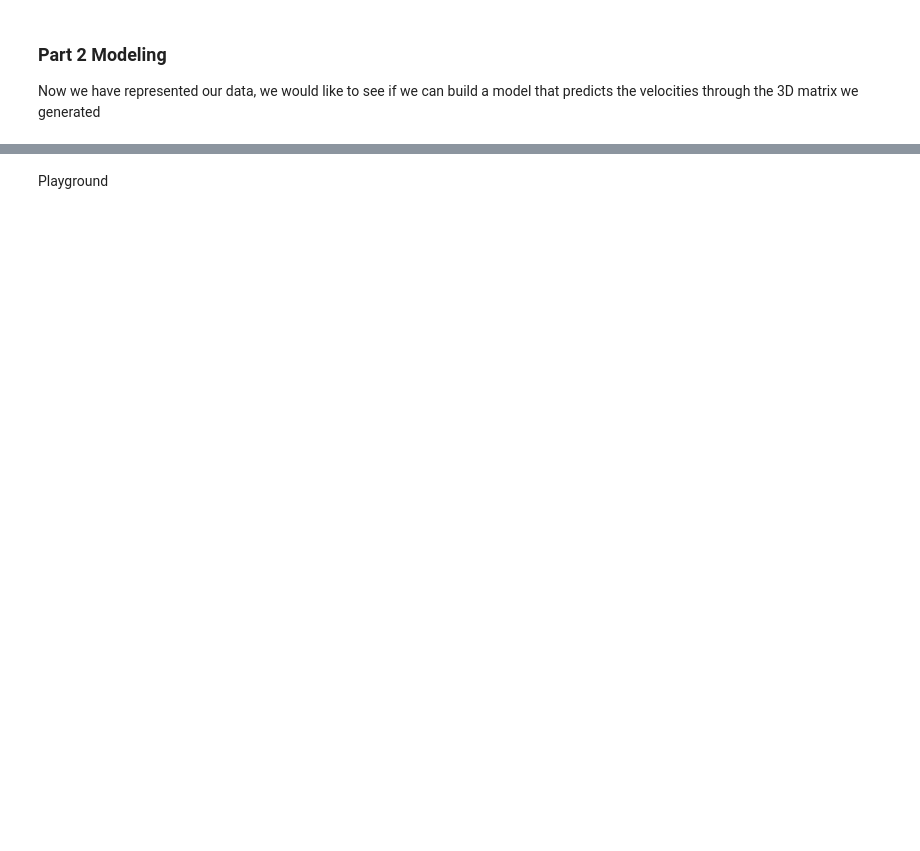
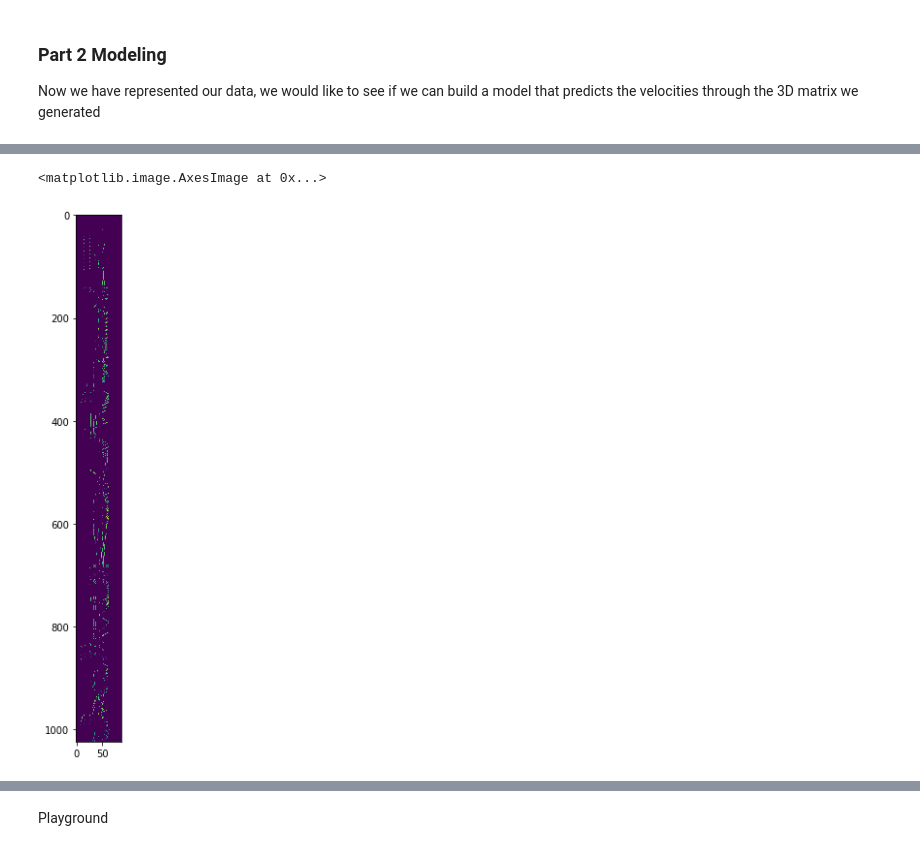
Before and after one commit to LithiumH/CS230-Music-Style-Transfer, a Jupyter notebook: Dialated CNN.ipynb, the cells around one changed output, grey strips where cells are left out. Saved outputs shown, nothing was run; the diff lists cells and outputs as text; code cells hidden in the pictures; blank space fills up the shorter version.

```diff
--- a/Dialated CNN.ipynb
+++ b/Dialated CNN.ipynb
@@ -76,0 +171,6 @@ Now we have represented our data, we would like to see if we can build a model t
+# %%
+plt.figure(figsize = (200,10))
+plt.imshow(Y_0_hat2)
+# %% [output]
+<matplotlib.image.AxesImage at 0x...>
+[figure, added]
```
Also changed, not shown: parts of 42 cells of this notebook, 1 other file.
